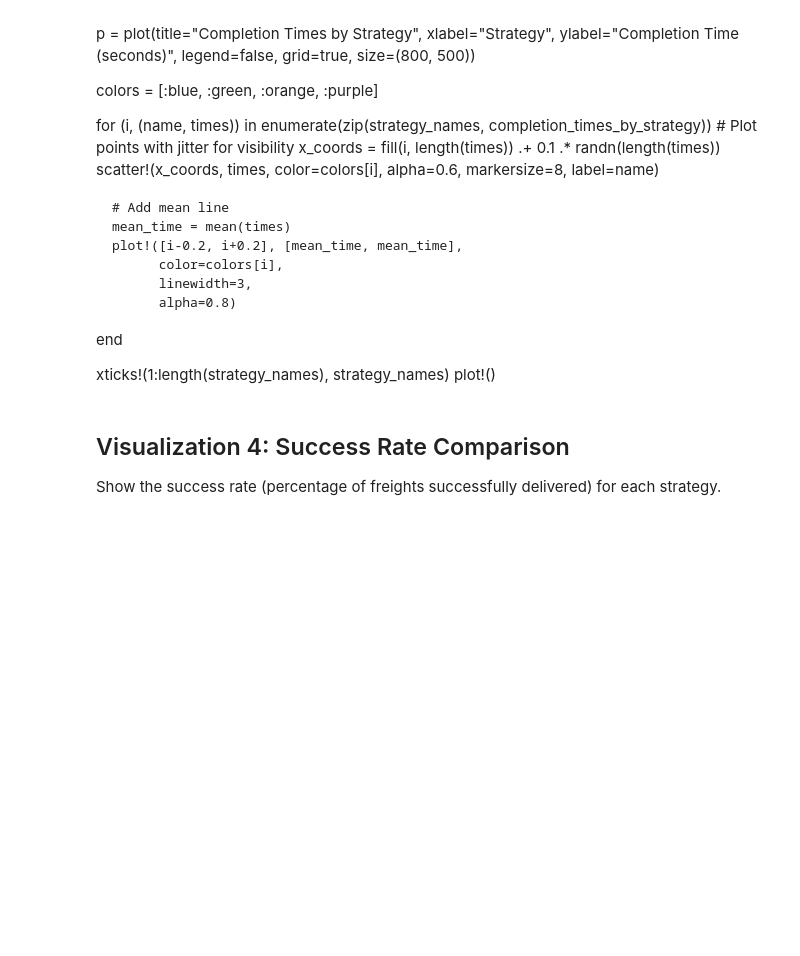
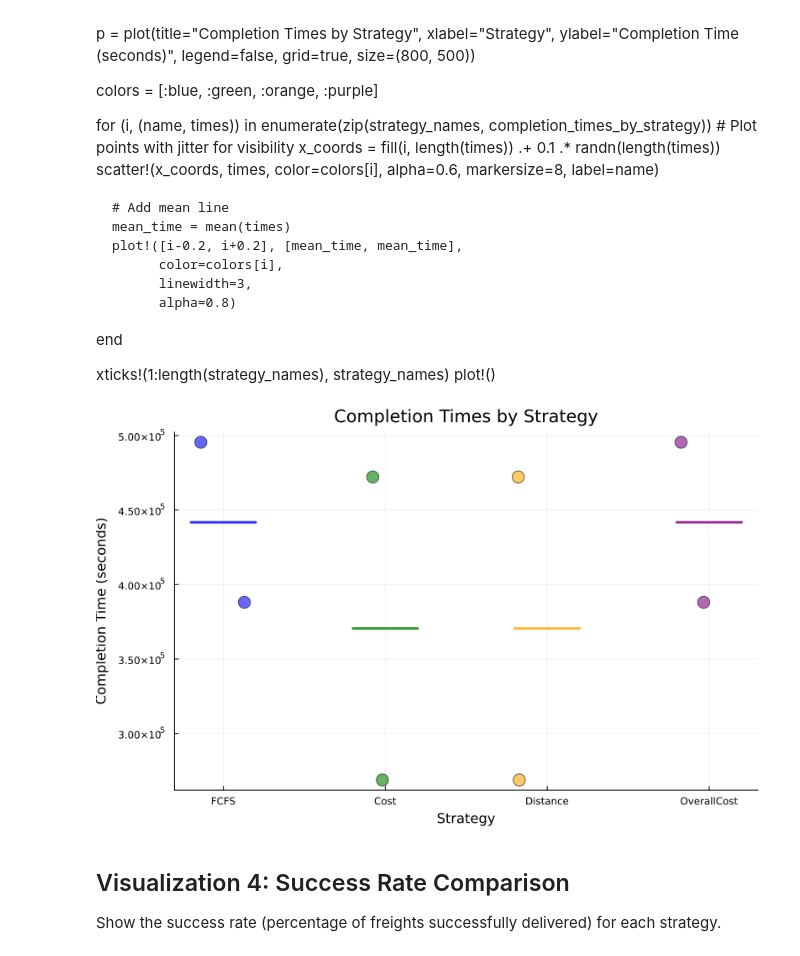
Before and after one commit to alexgoldhoorn/freight-dispatch-simulator, a Jupyter notebook: examples.ipynb, the cells around one changed output. Cells and saved outputs as stored; diff of their text form; code cells hidden in the pictures; blank space fills up the shorter version.

```diff
--- a/examples.ipynb
+++ b/examples.ipynb
@@ -246,6 +244,52 @@ end
 
 xticks!(1:length(strategy_names), strategy_names)
 plot!()
+# %%
+# Extract completion times for successful deliveries
+completion_times_by_strategy = []
+
+for name in strategy_names
+    freight_results = results[name][1]
+    successful = freight_results[freight_results.success .== true, :]
+
+    if nrow(successful) > 0
+        push!(completion_times_by_strategy, successful.completion_time)
+    else
+        push!(completion_times_by_strategy, [0.0])
+    end
+end
+
+# Create scatter plot showing completion times
+p = plot(title="Completion Times by Strategy",
+         xlabel="Strategy",
+         ylabel="Completion Time (seconds)",
+         legend=false,
+         grid=true,
+         size=(800, 500))
+
+colors = [:blue, :green, :orange, :purple]
+
+for (i, (name, times)) in enumerate(zip(strategy_names, completion_times_by_strategy))
+    # Plot points with jitter for visibility
+    x_coords = fill(i, length(times)) .+ 0.1 .* randn(length(times))
+    scatter!(x_coords, times,
+             color=colors[i],
+             alpha=0.6,
+             markersize=8,
+             label=name)
+
+    # Add mean line
+    mean_time = mean(times)
+    plot!([i-0.2, i+0.2], [mean_time, mean_time],
+          color=colors[i],
+          linewidth=3,
+          alpha=0.8)
+end
+
+xticks!(1:length(strategy_names), strategy_names)
+plot!()
+# %% [output]
+[figure, added]
 # %% [markdown]
 ## Visualization 4: Success Rate Comparison
 
```
Also changed, not shown: parts of 12 cells of this notebook, 2 other files.
